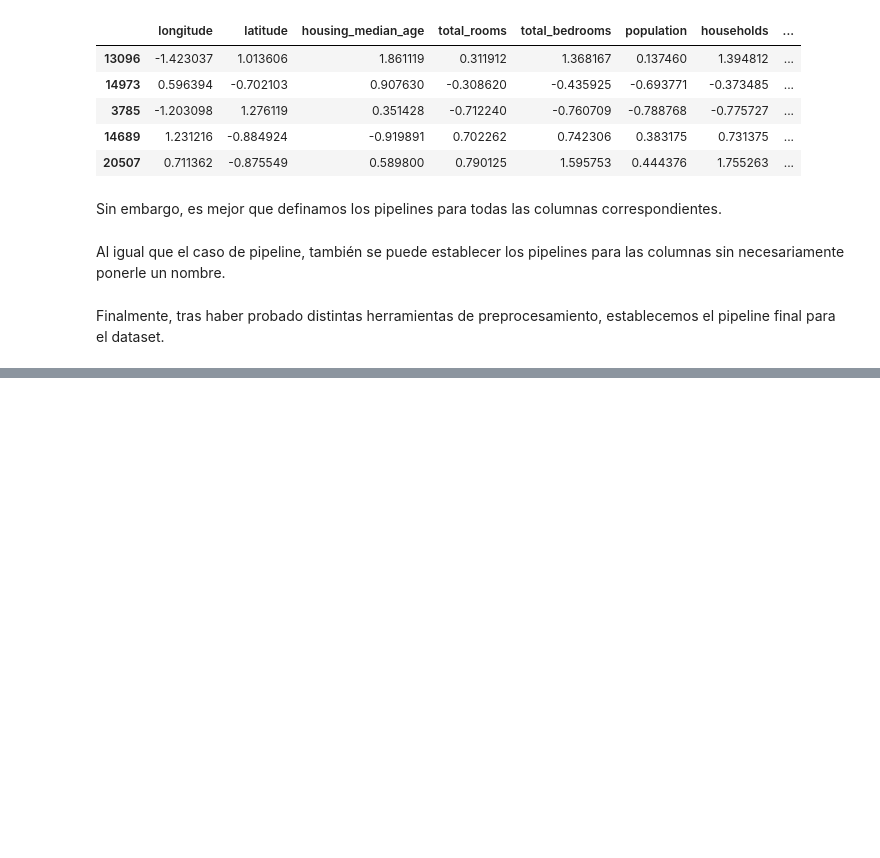
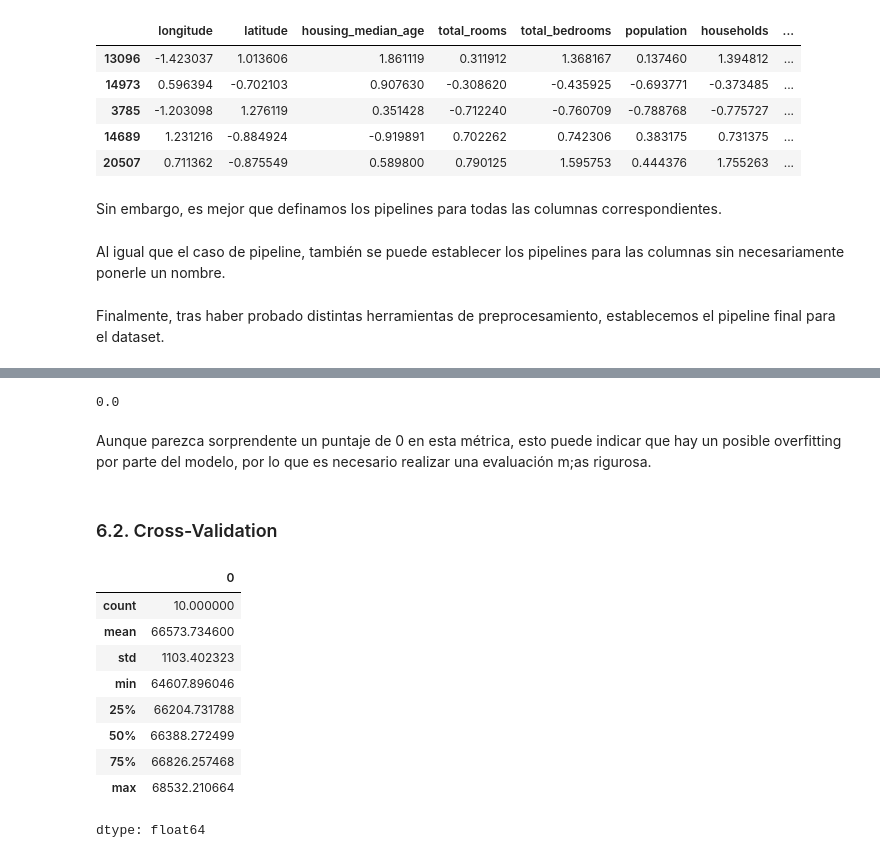
Before and after one commit to CarlossssMora/hands-on-ml-notes, a Jupyter notebook: capitulo_2/end_to_end_project.ipynb, the cells around one changed output, grey strips where cells are left out. Cells and saved outputs as stored; diff of their text form; code cells hidden in the pictures; blank space fills up the shorter version.

```diff
--- a/capitulo_2/end_to_end_project.ipynb
+++ b/capitulo_2/end_to_end_project.ipynb
@@ -761,0 +769,3 @@ preprocessing = ColumnTransformer([
+# %%
+housing_prepared = preprocessing.fit_transform(housing)
+housing_prepared.shape
@@ -761,0 +793,5 @@ preprocessing = ColumnTransformer([
+# %%
+from sklearn.linear_model import LinearRegression
+
+lin_reg = make_pipeline(preprocessing, LinearRegression())
+lin_reg.fit(housing, housing_labels)
@@ -761,0 +836,5 @@ preprocessing = ColumnTransformer([
+# %%
+from sklearn.tree import DecisionTreeRegressor
+
+tree_reg = make_pipeline(preprocessing, DecisionTreeRegressor(random_state=42))
+tree_reg.fit(housing, housing_labels)
@@ -761,0 +859,33 @@ preprocessing = ColumnTransformer([
+# %%
+housing_predictions = tree_reg.predict(housing)
+tree_rmse = root_mean_squared_error(housing_labels, housing_predictions)
+print(tree_rmse)
+# %% [output]
+0.0
+# %% [markdown]
+Aunque parezca sorprendente un puntaje de 0 en esta métrica, esto puede indicar que hay un posible overfitting por parte del modelo, por lo que es necesario realizar una evaluación m;as rigurosa.
+# %% [markdown]
+### 6.2. Cross-Validation
+# %%
+from sklearn.model_selection import cross_val_score
+
+tree_rmses = -cross_val_score(
+    tree_reg,
+    housing,
+    housing_labels,
+    scoring='neg_root_mean_squared_error',
+    cv=10
+)
+# %%
+pd.Series(tree_rmses).describe()
+# %% [output]
+|  | 0 |
+| count | 10.000000 |
+| mean | 66573.734600 |
+| std | 1103.402323 |
+| min | 64607.896046 |
+| 25% | 66204.731788 |
+| 50% | 66388.272499 |
+| 75% | 66826.257468 |
+| max | 68532.210664 |
+dtype: float64
```
Also changed, not shown: parts of 19 cells of this notebook.
